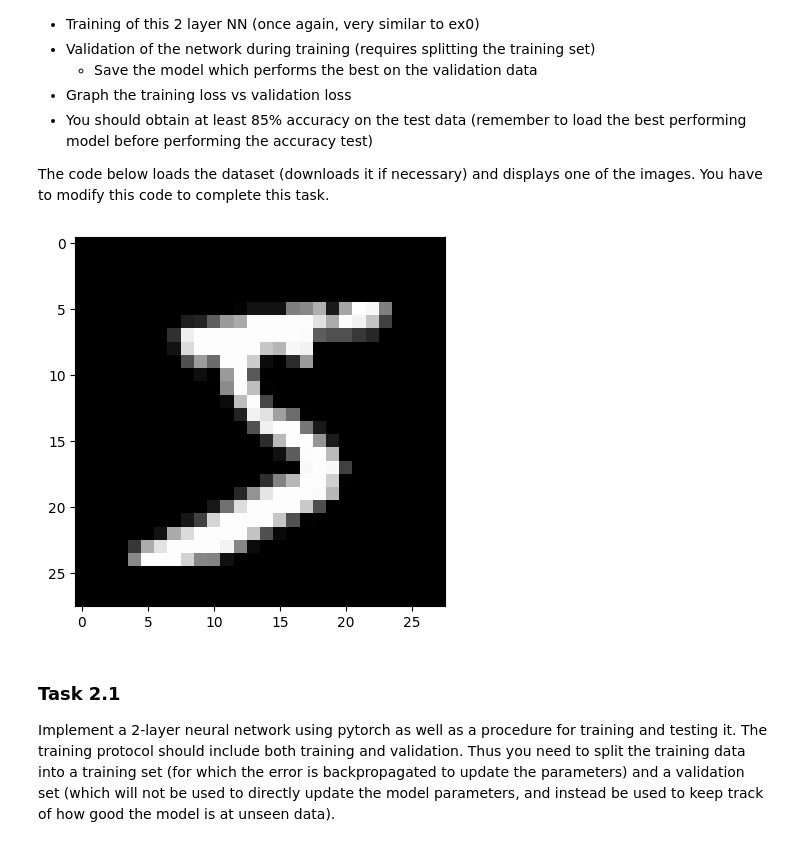
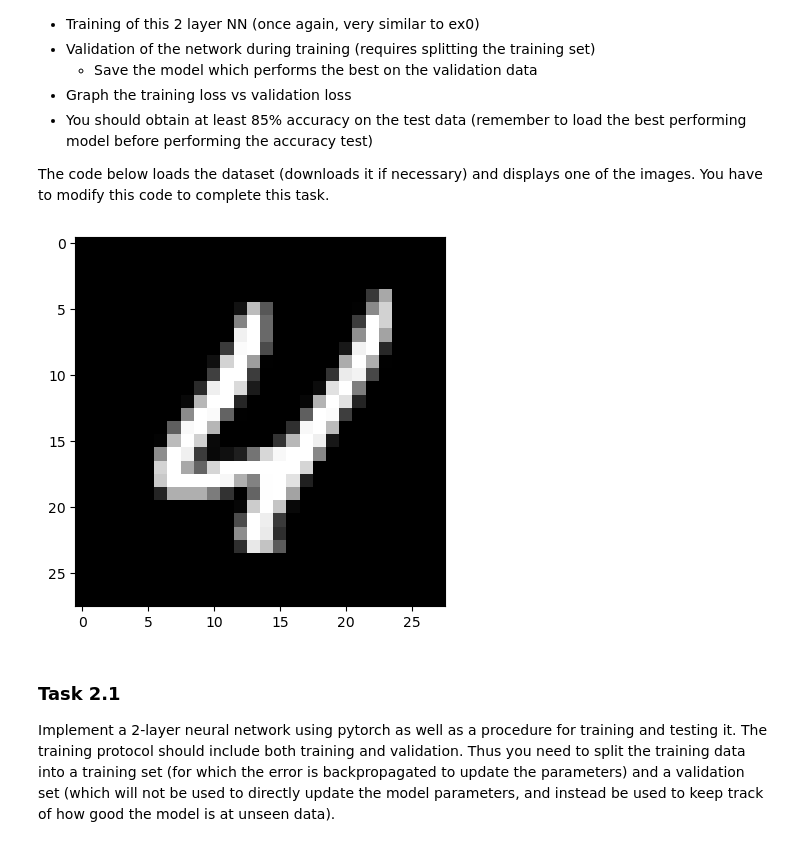
Before and after one commit to vachanaj/D7046E, a Jupyter notebook: lab1/ANN-Exercise-1.ipynb, the cells around one changed output. Saved outputs shown, nothing was run; the diff lists cells and outputs as text; code cells hidden in the pictures.

```diff
--- a/lab1/ANN-Exercise-1.ipynb
+++ b/lab1/ANN-Exercise-1.ipynb
@@ -247,28 +269,39 @@ The code below loads the dataset (downloads it if necessary) and displays one of
 # %%
 # Define the mini-batch size
 batch_size = 1000
 
 # Download the dataset and create the dataloaders
 mnist_train = datasets.MNIST("./", train=True, download=True, transform=transforms.ToTensor())
-train_loader = DataLoader(mnist_train, batch_size=batch_size, shuffle=False)
 
 ##YOU MAY WANT TO ADD A WAY TO SPLIT THE DATASET HERE##
+from torch.utils.data import random_split
+
+train_size = int(0.8 * len(mnist_train))
+val_size = len(mnist_train) - train_size
+
+train_dataset, val_dataset = random_split(
+    mnist_train,
+    [train_size, val_size]
+)
+
+train_loader = DataLoader(train_dataset, batch_size=batch_size, shuffle=True)
+val_loader = DataLoader(val_dataset, batch_size=batch_size, shuffle=False)
 
 mnist_test = datasets.MNIST("./", train=False, download=True, transform=transforms.ToTensor())
 test_loader = DataLoader(mnist_test, batch_size=batch_size, shuffle=False)
 
 to_onehot = nn.Embedding(10, 10)
 to_onehot.weight.data = torch.eye(10)
 
 def plot_digit(data):
     data = data.view(28, 28)
     plt.imshow(data, cmap="gray")
     plt.show()
 
 images, labels = next(iter(train_loader))
 plot_digit(images[0])
 # %% [output]
-[figure, old version]
+[figure, new version]
 # %% [markdown]
 ### Task 2.1
 
```
Also changed, not shown: parts of 7 cells of this notebook.
